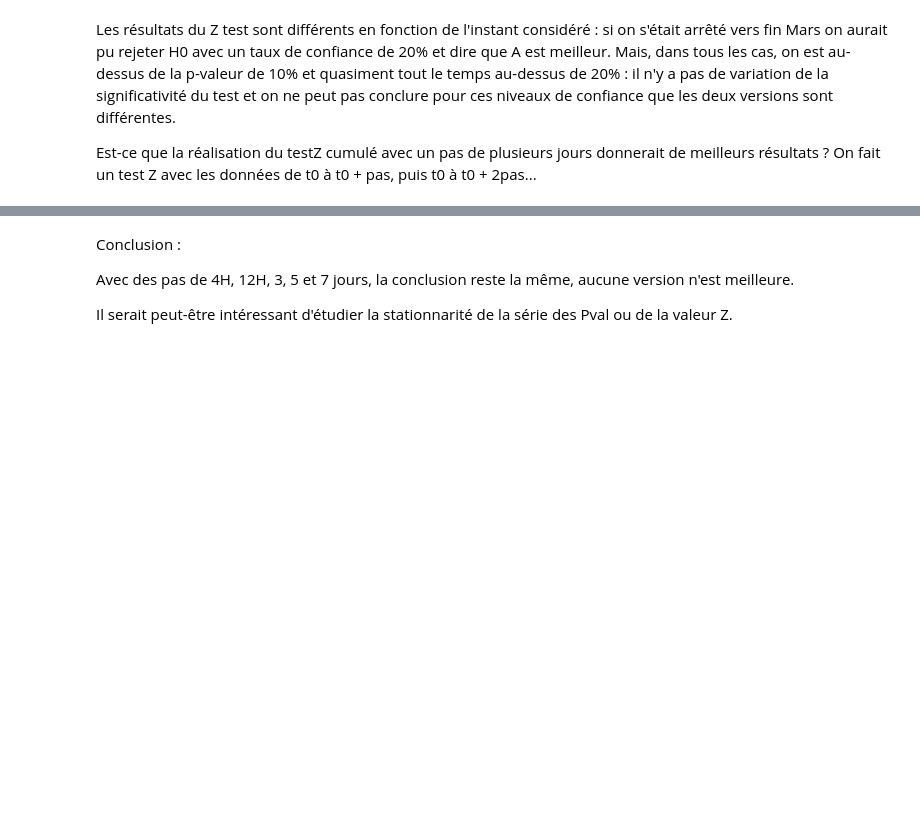
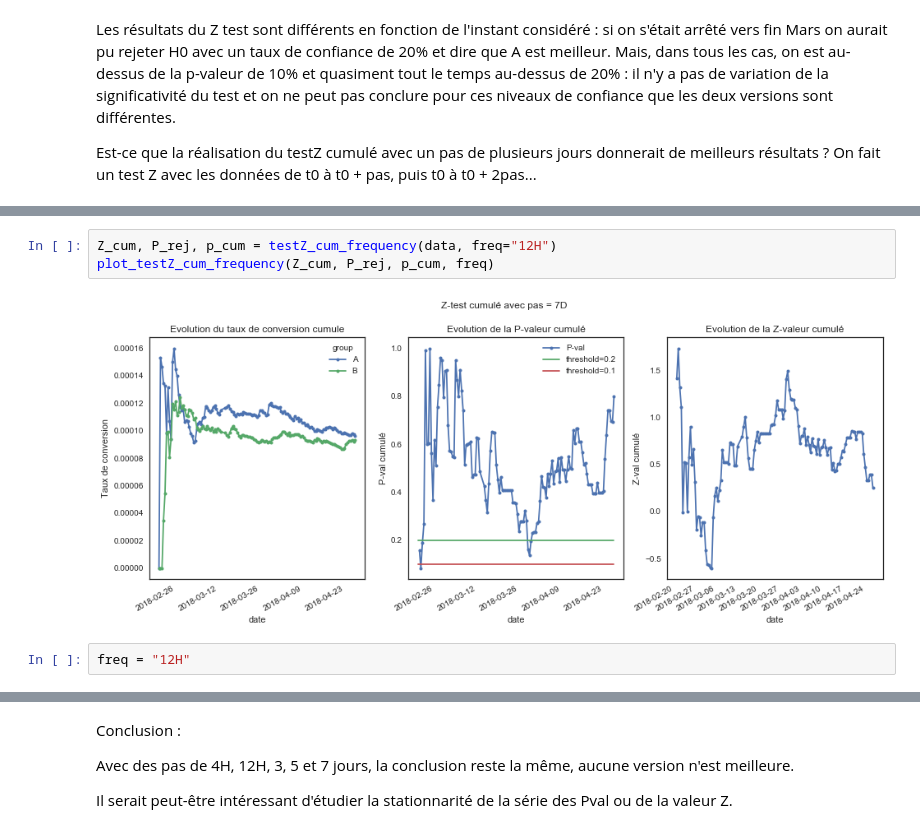
Before and after one commit to mariondechallens/1000mercis, a Jupyter notebook: Analyses/Annonceur1_campagne3_visite_2pages.ipynb, the cells around one changed output, grey strips where cells are left out. Cells and saved outputs as stored; diff of their text form; blank space fills up the shorter version.

```diff
--- a/Analyses/Annonceur1_campagne3_visite_2pages.ipynb
+++ b/Analyses/Annonceur1_campagne3_visite_2pages.ipynb
@@ -145,0 +143,7 @@ for freq in ["4H", "12H", "3D", "5D", "1W"]:
+# %%
+Z_cum, P_rej, p_cum = testZ_cum_frequency(data, freq="12H")
+plot_testZ_cum_frequency(Z_cum, P_rej, p_cum, freq)
+# %% [output]
+[figure, added]
+# %%
+freq = "12H"
```
Also changed, not shown: parts of 10 cells of this notebook, 2 other files.
